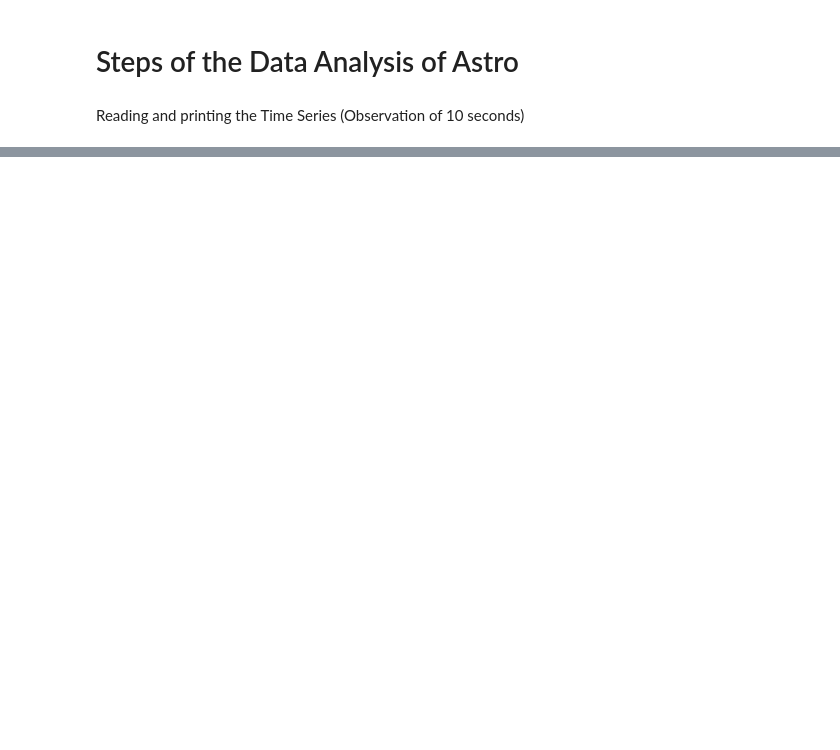
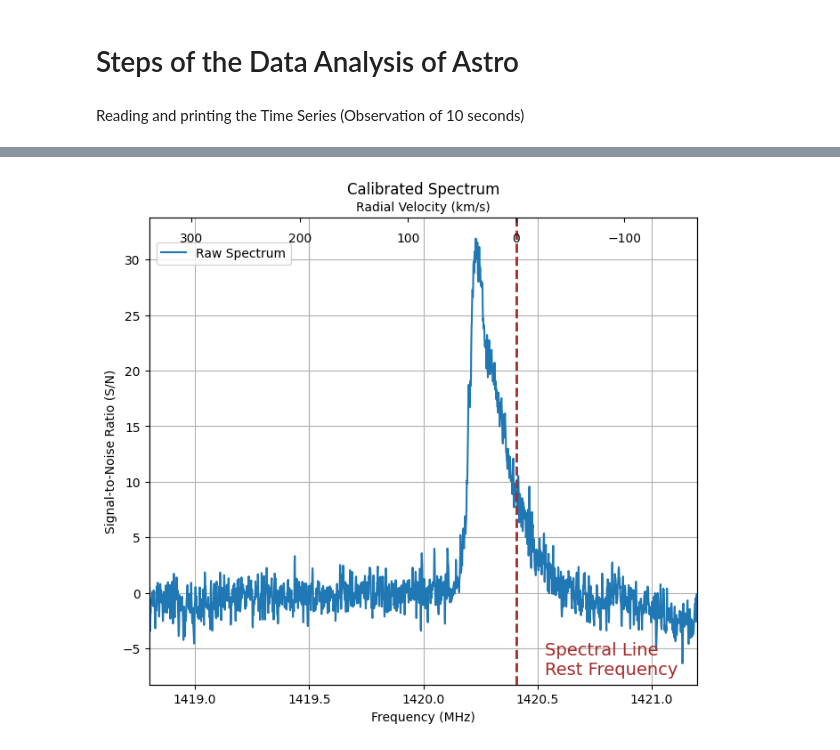
Before and after one commit to kesoglidis/Astro, a Jupyter notebook: Astro.ipynb, the cells around one changed output, grey strips where cells are left out. Cells and saved outputs as stored; diff of their text form; code cells hidden in the pictures; blank space fills up the shorter version.

```diff
--- a/Astro.ipynb
+++ b/Astro.ipynb
@@ -25,0 +94,40 @@ ValueError: x and y must have same first dimension, but have shapes (1140,) and
+# %%
+def SNR(spectrum, mask=np.array([])):
+	if mask.size == 0:
+		mask = np.zeros_like(spectrum)
+	noise = np.nanstd((spectrum[2:]-spectrum[:-2])[mask[1:-1] == 0])/np.sqrt(2)
+	background = np.nanmean(spectrum[mask == 0])
+	return (spectrum-background)/noise
+
+if dB:
+	spectrum = 10**((avg_spectrum-avg_spectrum_cal)/10)
+else:
+	spectrum = avg_spectrum/avg_spectrum_cal
+
+mask = np.zeros_like(avg_spectrum)
+mask[np.logical_and(frequency > f_rest*1e-6-0.2, frequency < f_rest*1e-6+0.8)] = 1
+spectrum = SNR(spectrum, mask)
+
+ax2 = fig.add_subplot(gs[0, 1])
+ax2.set_xlim(np.min(frequency), np.max(frequency))
+ax2.ticklabel_format(useOffset=False)
+ax2.set_xlabel('Frequency (MHz)')
+ax2.set_ylabel('Signal-to-Noise Ratio (S/N)')
+ax2.grid()
+ax2.set_title('Calibrated Spectrum')
+ax2.plot(frequency, spectrum, label='Raw Spectrum')
+ax2.legend(bbox_to_anchor=(0.002, 0.96), loc='upper left')
+ax1.remove()
+
+ax2_secondary = ax2.twiny()
+ax2_secondary.set_xlabel('Radial Velocity (km/s)', labelpad=5)
+ax2_secondary.axvline(x=0, color='brown', linestyle='--', linewidth=2, zorder=0)
+ax2_secondary.annotate('Spectral Line\nRest Frequency', xy=(320, 5),
+                                   xycoords='axes points', size=14, ha='left', va='bottom', color='brown')
+ax2_secondary.set_xlim(left_velocity_edge, right_velocity_edge)
+ax2_secondary.tick_params(axis='x', direction='in', pad=-22)
+
+ax1_secondary.remove()
+fig
+# %% [output]
+[figure, added]
```
Also changed, not shown: parts of 12 cells of this notebook, 2 other files.
